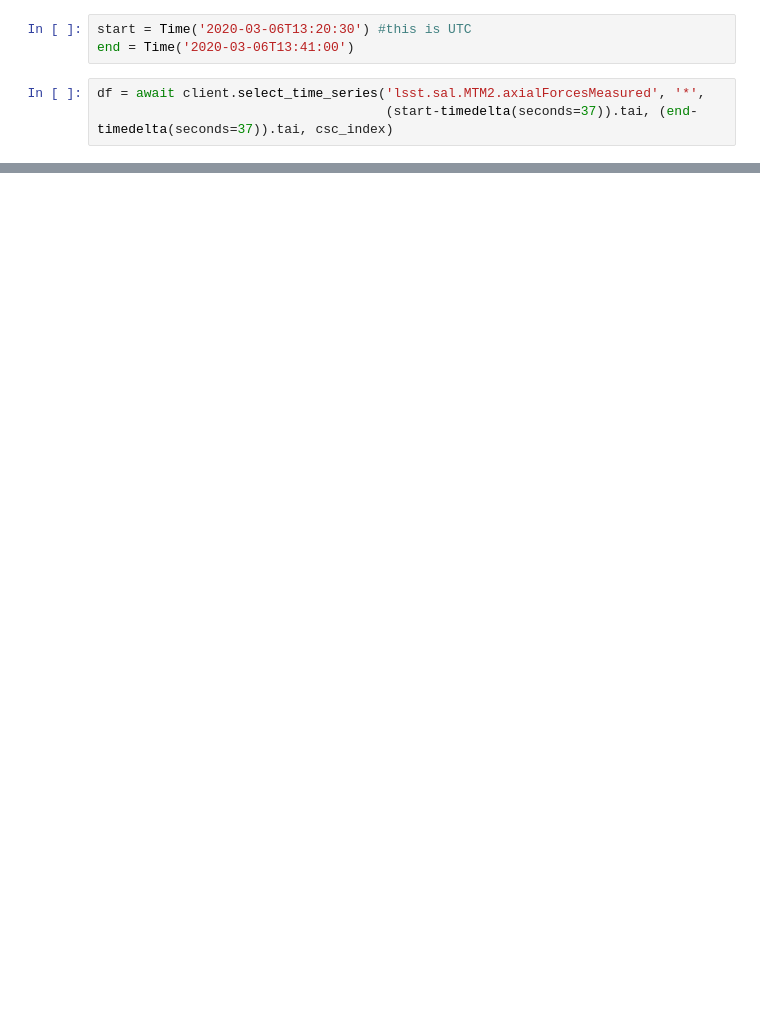
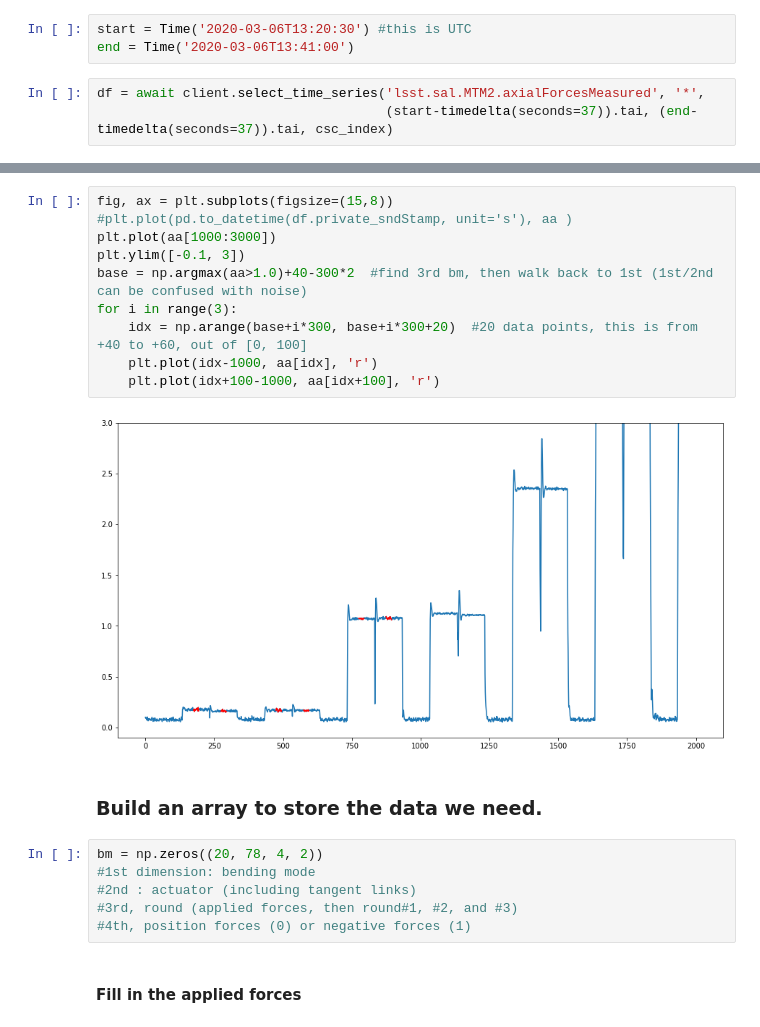
Before and after one commit to bxin/M2_summit_2003, a Jupyter notebook: a16_bending_modes.ipynb, the cells around one changed output, grey strips where cells are left out. Saved outputs shown, nothing was run; the diff lists cells and outputs as text; blank space fills up the shorter version.

Commit message:
understood CL FB; add a16 on bending modes

```diff
--- a/a16_bending_modes.ipynb
+++ b/a16_bending_modes.ipynb
@@ -33,0 +55,22 @@ for i in range(3):
+# %%
+fig, ax = plt.subplots(figsize=(15,8))
+#plt.plot(pd.to_datetime(df.private_sndStamp, unit='s'), aa )
+plt.plot(aa[1000:3000])
+plt.ylim([-0.1, 3])
+base = np.argmax(aa>1.0)+40-300*2  #find 3rd bm, then walk back to 1st (1st/2nd can be confused with noise)
+for i in range(3):
+    idx = np.arange(base+i*300, base+i*300+20)  #20 data points, this is from +40 to +60, out of [0, 100]
+    plt.plot(idx-1000, aa[idx], 'r')
+    plt.plot(idx+100-1000, aa[idx+100], 'r')
+# %% [output]
+[figure, added]
+# %% [markdown]
+### Build an array to store the data we need.
+# %%
+bm = np.zeros((20, 78, 4, 2))
+#1st dimension: bending mode
+#2nd : actuator (including tangent links)
+#3rd, round (applied forces, then round#1, #2, and #3)
+#4th, position forces (0) or negative forces (1)
+# %% [markdown]
+#### Fill in the applied forces
```
Also changed, not shown: parts of 21 cells of this notebook, 4 other files.
